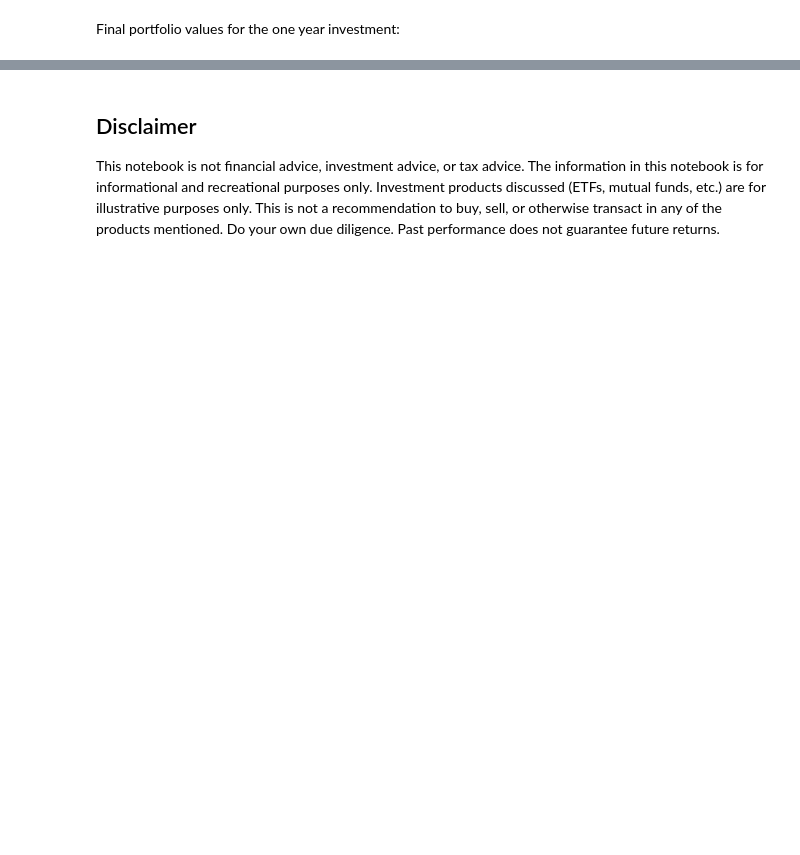
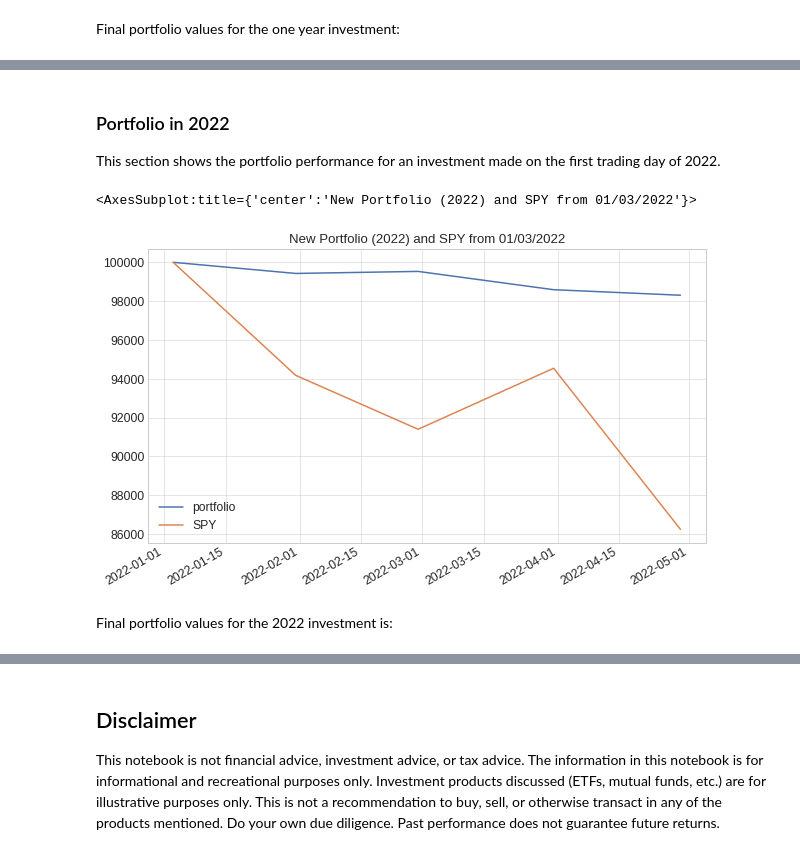
Before and after one commit to IanLKaplan/cash_trigger, a Jupyter notebook: cash_trigger.ipynb, the cells around one changed output, grey strips where cells are left out. Saved outputs shown, nothing was run; the diff lists cells and outputs as text; code cells hidden in the pictures; blank space fills up the shorter version.

```diff
--- a/cash_trigger.ipynb
+++ b/cash_trigger.ipynb
@@ -2160,3 +2220,20 @@ Final portfolio values for the one year investment:
+# %% [markdown]
+<h3>
+Portfolio in 2022
+</h3>
+<p>
+This section shows the portfolio performance for an investment made on the first
+trading day of 2022.
+</p>
+# %%
+plot_df.plot(grid=True, title=f'New Portfolio (2022) and SPY from {d2022_start_date.strftime("%m/%d/%Y")}', figsize=(10,6))
+# %% [output]
+<AxesSubplot:title={'center':'New Portfolio (2022) and SPY from 01/03/2022'}>
+[figure, added]
+# %% [markdown]
+<p>
+Final portfolio values for the 2022 investment is:
+</p>
 # %%
 terminal_vals_s = plot_df[:].iloc[-1]
 terminal_vals_df = pd.DataFrame(terminal_vals_s).transpose()
```
Also changed, not shown: parts of 44 cells of this notebook.
